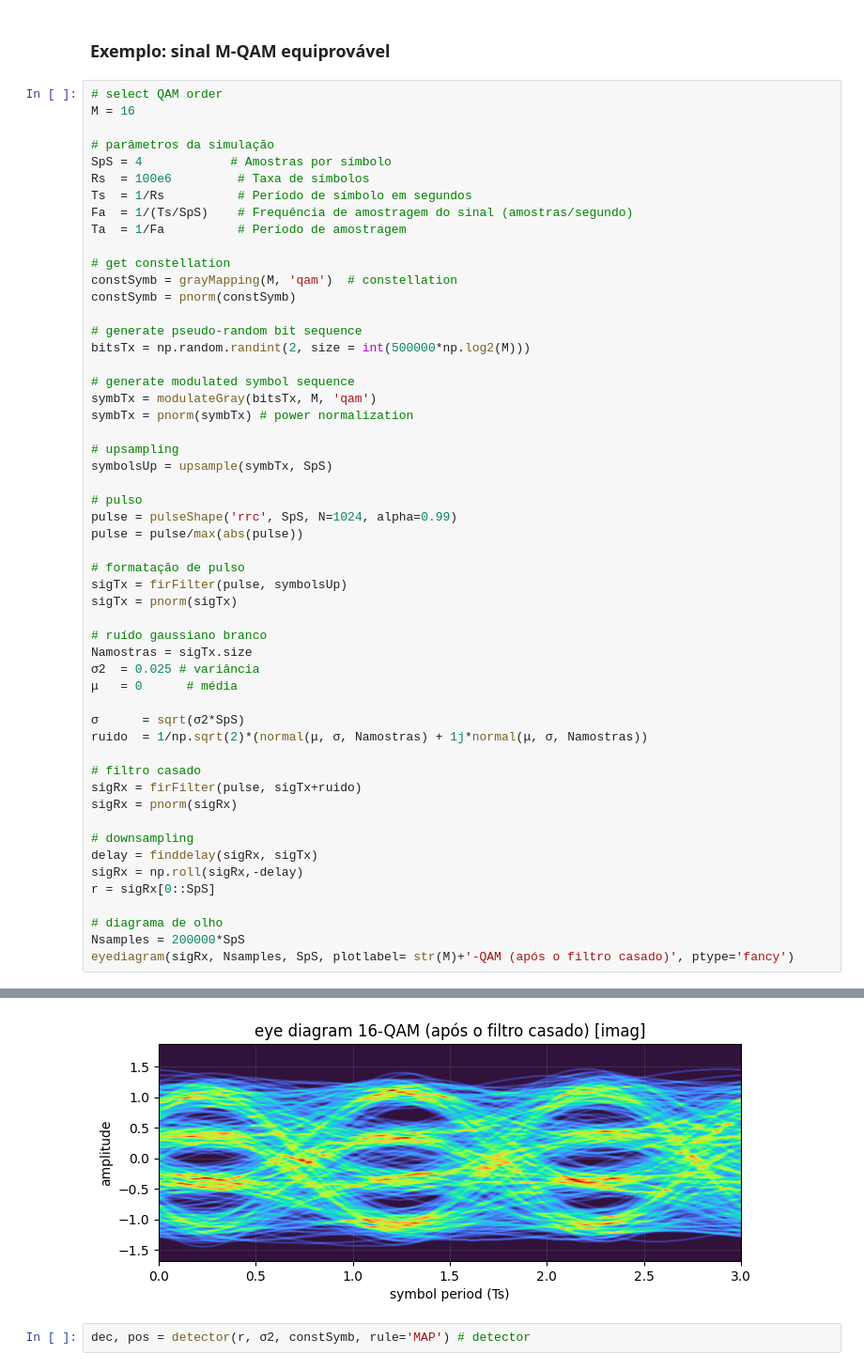
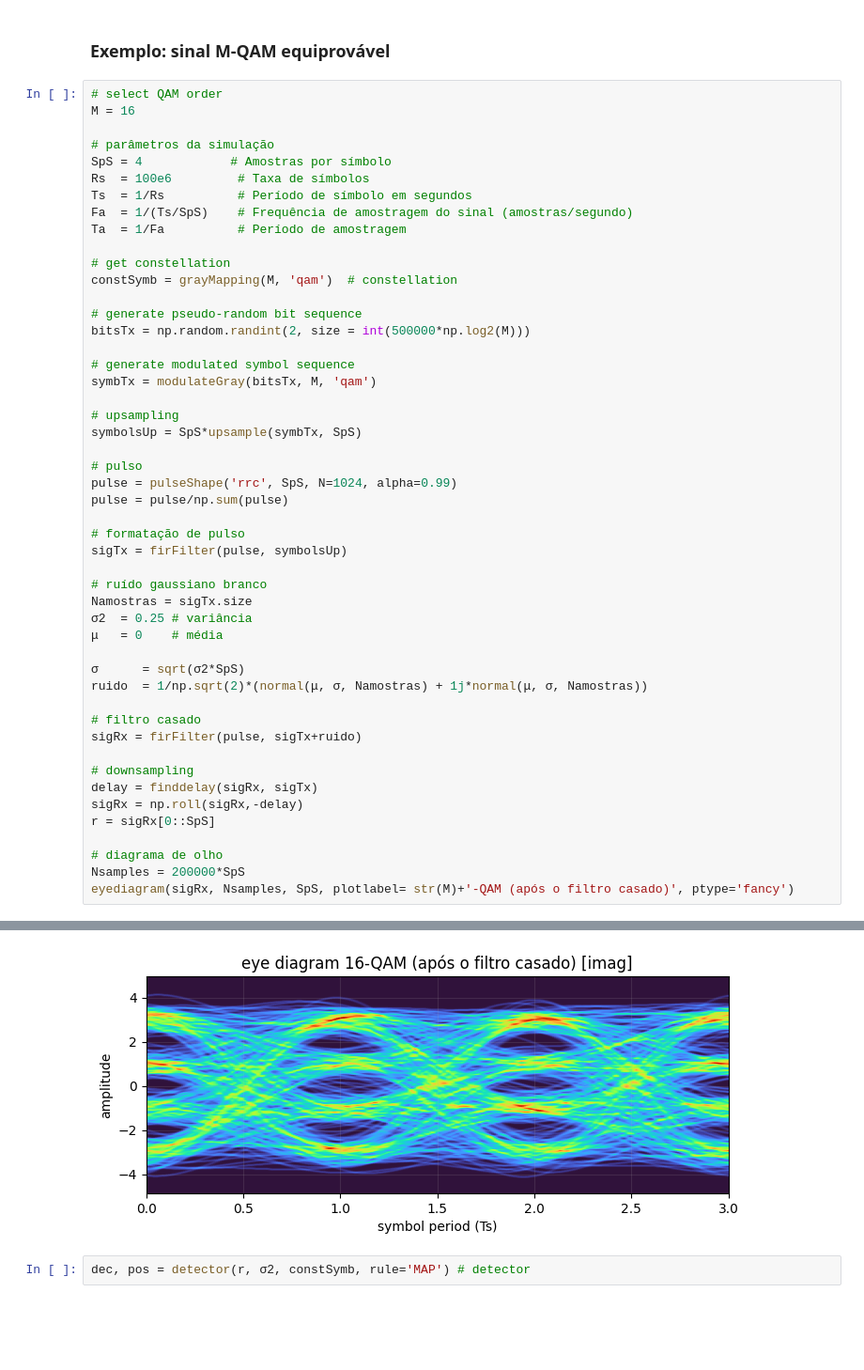
Before and after one commit to edsonportosilva/TDI, a Jupyter notebook: jupyter/3 - Receptores ótimos para canais AWGN.ipynb, the cells around one changed output, grey strips where cells are left out. Shown at 94% size. Cells and saved outputs as stored; diff of their text form; blank space fills up the shorter version.

```diff
--- a/jupyter/3 - Receptores ótimos para canais AWGN.ipynb
+++ b/jupyter/3 - Receptores ótimos para canais AWGN.ipynb
@@ -971,37 +971,33 @@ Ta  = 1/Fa          # Período de amostragem
 
 # get constellation
 constSymb = grayMapping(M, 'qam')  # constellation
-constSymb = pnorm(constSymb)
 
 # generate pseudo-random bit sequence
 bitsTx = np.random.randint(2, size = int(500000*np.log2(M)))
 
 # generate modulated symbol sequence
 symbTx = modulateGray(bitsTx, M, 'qam')
-symbTx = pnorm(symbTx) # power normalization
 
 # upsampling
-symbolsUp = upsample(symbTx, SpS)
+symbolsUp = SpS*upsample(symbTx, SpS)
 
 # pulso
 pulse = pulseShape('rrc', SpS, N=1024, alpha=0.99)
-pulse = pulse/max(abs(pulse))
+pulse = pulse/np.sum(pulse)
 
 # formatação de pulso
 sigTx = firFilter(pulse, symbolsUp)
-sigTx = pnorm(sigTx)
 
 # ruído gaussiano branco
 Namostras = sigTx.size
-σ2  = 0.025 # variância
-μ   = 0      # média
+σ2  = 0.25 # variância
+μ   = 0    # média
 
 σ      = sqrt(σ2*SpS)
 ruido  = 1/np.sqrt(2)*(normal(μ, σ, Namostras) + 1j*normal(μ, σ, Namostras))
 
 # filtro casado
 sigRx = firFilter(pulse, sigTx+ruido)
-sigRx = pnorm(sigRx)
 
 # downsampling
 delay = finddelay(sigRx, sigTx)
@@ -1016,4 +1012,4 @@ eyediagram(sigRx, Nsamples, SpS, plotlabel= str(M)+'-QAM (após o filtro casado)
-[figure, old version]
+[figure, new version]
 # %%
 dec, pos = detector(r, σ2, constSymb, rule='MAP') # detector
 # %%
```
Also changed, not shown: parts of 17 cells of this notebook.
